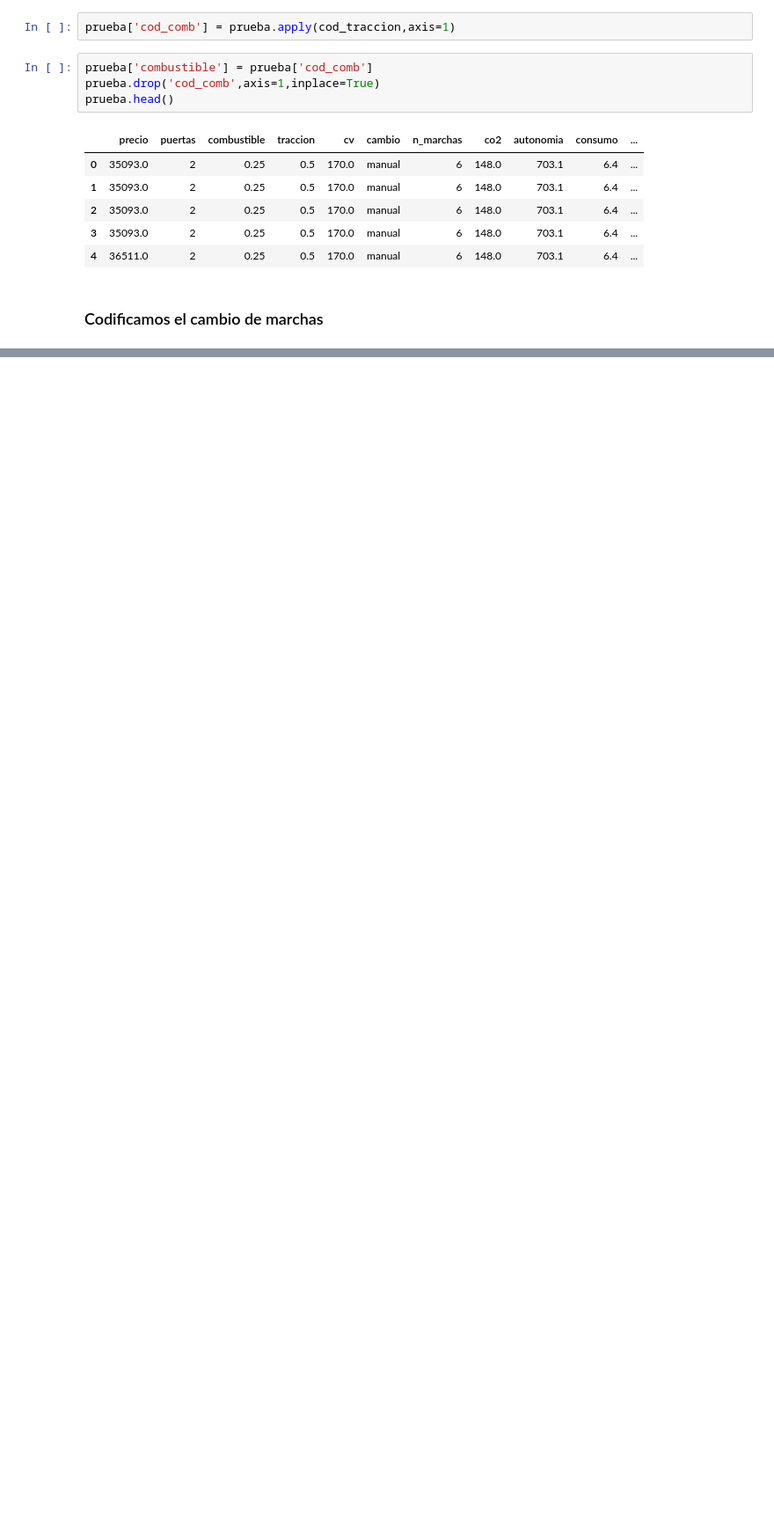
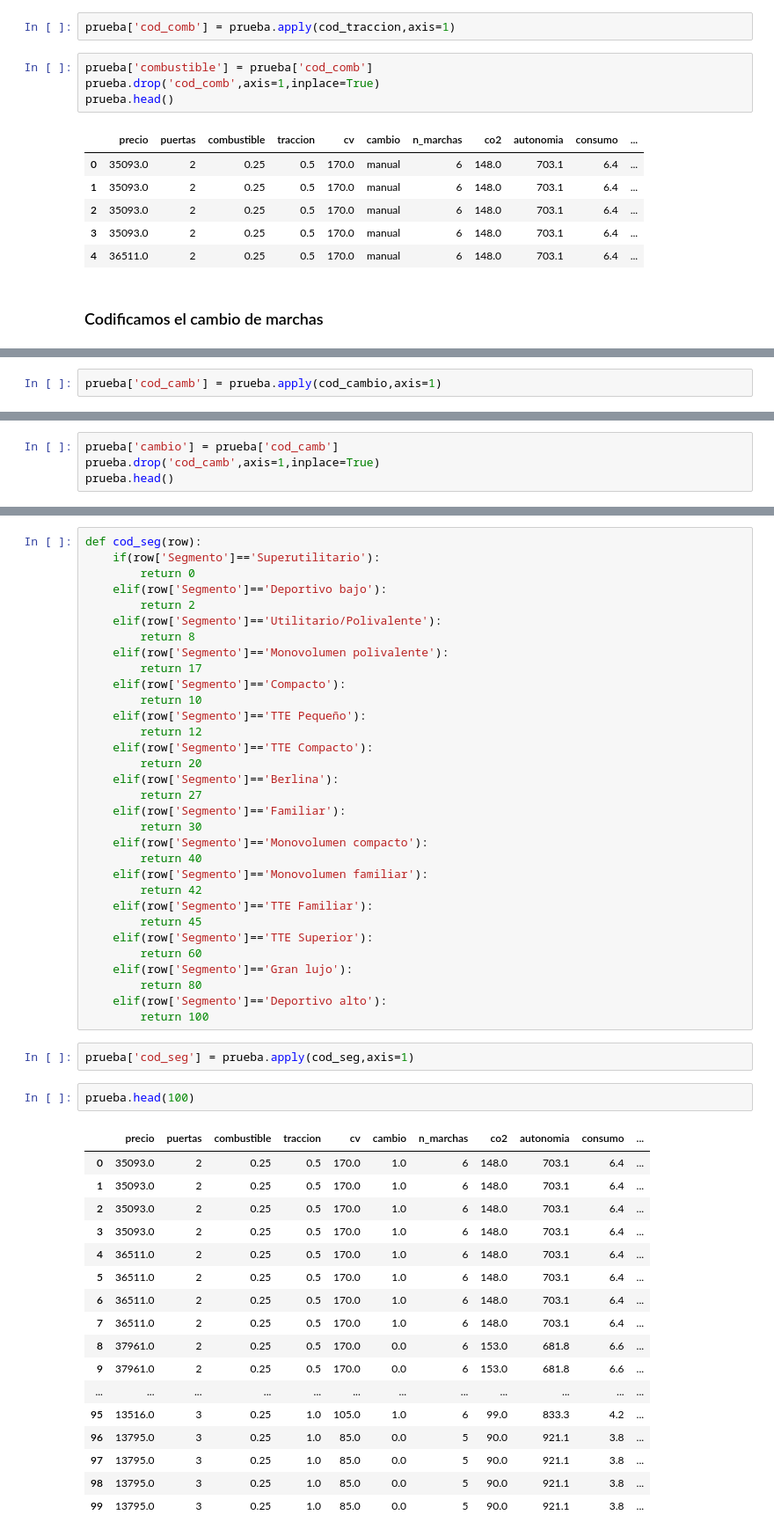
Before and after one commit to prealfer/TFM_Recomendador_de_automoviles, a Jupyter notebook: Construcción Dataframe definitivo.ipynb, the cells around one changed output, grey strips where cells are left out. Shown at 88% size. Cells and saved outputs as stored; diff of their text form; blank space fills up the shorter version.

```diff
--- a/Construcción Dataframe definitivo.ipynb
+++ b/Construcción Dataframe definitivo.ipynb
@@ -1756,0 +1769,2 @@ prueba.head()
+# %%
+prueba['cod_camb'] = prueba.apply(cod_cambio,axis=1)
@@ -1756,0 +1780,4 @@ prueba.head()
+# %%
+prueba['cambio'] = prueba['cod_camb']
+prueba.drop('cod_camb',axis=1,inplace=True)
+prueba.head()
@@ -1756,0 +1818,54 @@ prueba.head()
+# %%
+def cod_seg(row):
+    if(row['Segmento']=='Superutilitario'):
+        return 0
+    elif(row['Segmento']=='Deportivo bajo'):
+        return 2
+    elif(row['Segmento']=='Utilitario/Polivalente'):
+        return 8
+    elif(row['Segmento']=='Monovolumen polivalente'):
+        return 17
+    elif(row['Segmento']=='Compacto'):
+        return 10
+    elif(row['Segmento']=='TTE Pequeño'):
+        return 12
+    elif(row['Segmento']=='TTE Compacto'):
+        return 20
+    elif(row['Segmento']=='Berlina'):
+        return 27
+    elif(row['Segmento']=='Familiar'):
+        return 30
+    elif(row['Segmento']=='Monovolumen compacto'):
+        return 40
+    elif(row['Segmento']=='Monovolumen familiar'):
+        return 42
+    elif(row['Segmento']=='TTE Familiar'):
+        return 45
+    elif(row['Segmento']=='TTE Superior'):
+        return 60
+    elif(row['Segmento']=='Gran lujo'):
+        return 80
+    elif(row['Segmento']=='Deportivo alto'):
+        return 100
+# %%
+prueba['cod_seg'] = prueba.apply(cod_seg,axis=1)
+# %%
+prueba.head(100)
+# %% [output]
+|  | precio | puertas | combustible | traccion | cv | cambio | n_marchas | co2 | autonomia | consumo | ... |
+| 0 | 35093.0 | 2 | 0.25 | 0.5 | 170.0 | 1.0 | 6 | 148.0 | 703.1 | 6.4 | ... |
+| 1 | 35093.0 | 2 | 0.25 | 0.5 | 170.0 | 1.0 | 6 | 148.0 | 703.1 | 6.4 | ... |
+| 2 | 35093.0 | 2 | 0.25 | 0.5 | 170.0 | 1.0 | 6 | 148.0 | 703.1 | 6.4 | ... |
+| 3 | 35093.0 | 2 | 0.25 | 0.5 | 170.0 | 1.0 | 6 | 148.0 | 703.1 | 6.4 | ... |
+| 4 | 36511.0 | 2 | 0.25 | 0.5 | 170.0 | 1.0 | 6 | 148.0 | 703.1 | 6.4 | ... |
+| 5 | 36511.0 | 2 | 0.25 | 0.5 | 170.0 | 1.0 | 6 | 148.0 | 703.1 | 6.4 | ... |
+| 6 | 36511.0 | 2 | 0.25 | 0.5 | 170.0 | 1.0 | 6 | 148.0 | 703.1 | 6.4 | ... |
+| 7 | 36511.0 | 2 | 0.25 | 0.5 | 170.0 | 1.0 | 6 | 148.0 | 703.1 | 6.4 | ... |
+| 8 | 37961.0 | 2 | 0.25 | 0.5 | 170.0 | 0.0 | 6 | 153.0 | 681.8 | 6.6 | ... |
+| 9 | 37961.0 | 2 | 0.25 | 0.5 | 170.0 | 0.0 | 6 | 153.0 | 681.8 | 6.6 | ... |
+| ... | ... | ... | ... | ... | ... | ... | ... | ... | ... | ... | ... |
+| 95 | 13516.0 | 3 | 0.25 | 1.0 | 105.0 | 1.0 | 6 | 99.0 | 833.3 | 4.2 | ... |
+| 96 | 13795.0 | 3 | 0.25 | 1.0 | 85.0 | 0.0 | 5 | 90.0 | 921.1 | 3.8 | ... |
+| 97 | 13795.0 | 3 | 0.25 | 1.0 | 85.0 | 0.0 | 5 | 90.0 | 921.1 | 3.8 | ... |
+| 98 | 13795.0 | 3 | 0.25 | 1.0 | 85.0 | 0.0 | 5 | 90.0 | 921.1 | 3.8 | ... |
+| 99 | 13795.0 | 3 | 0.25 | 1.0 | 85.0 | 0.0 | 5 | 90.0 | 921.1 | 3.8 | ... |
```
Also changed, not shown: parts of 29 cells of this notebook.
